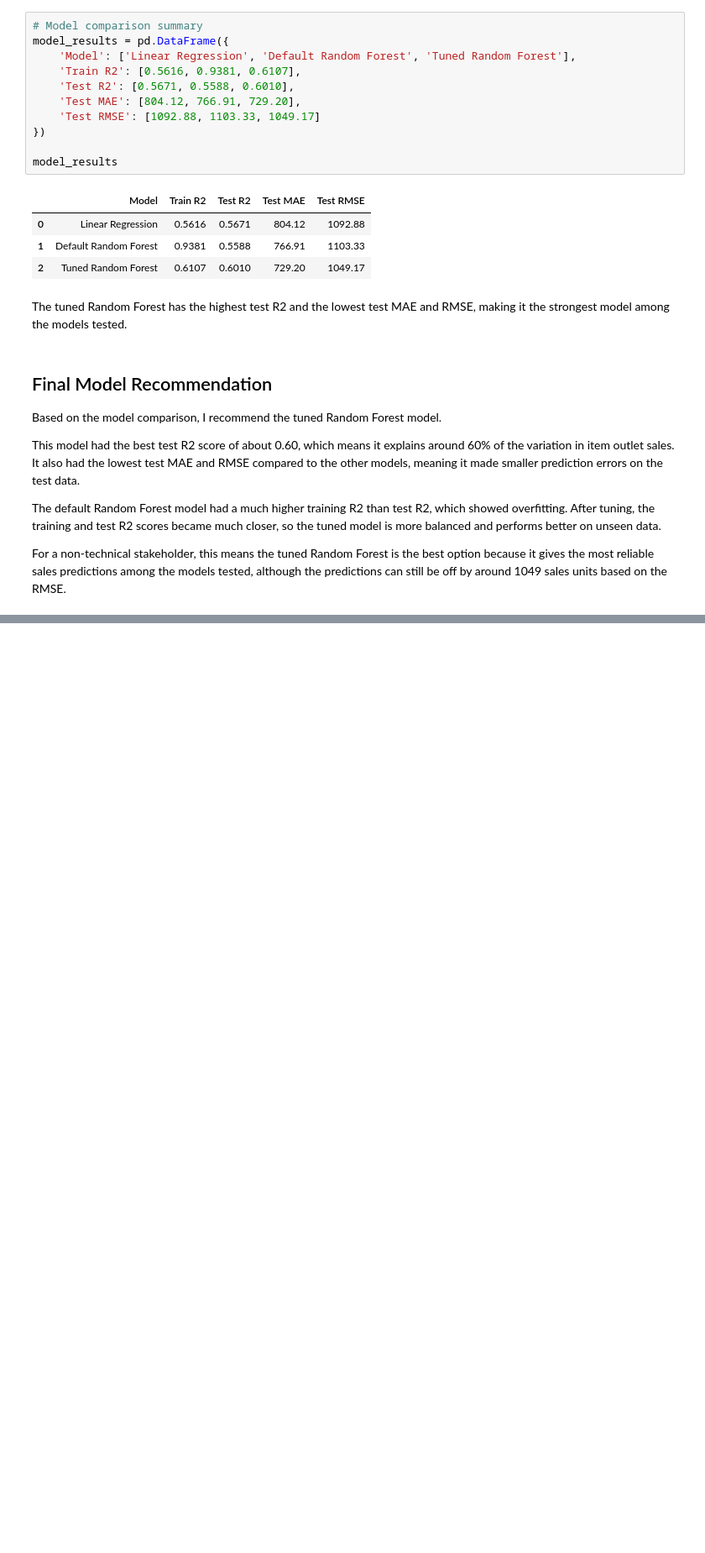
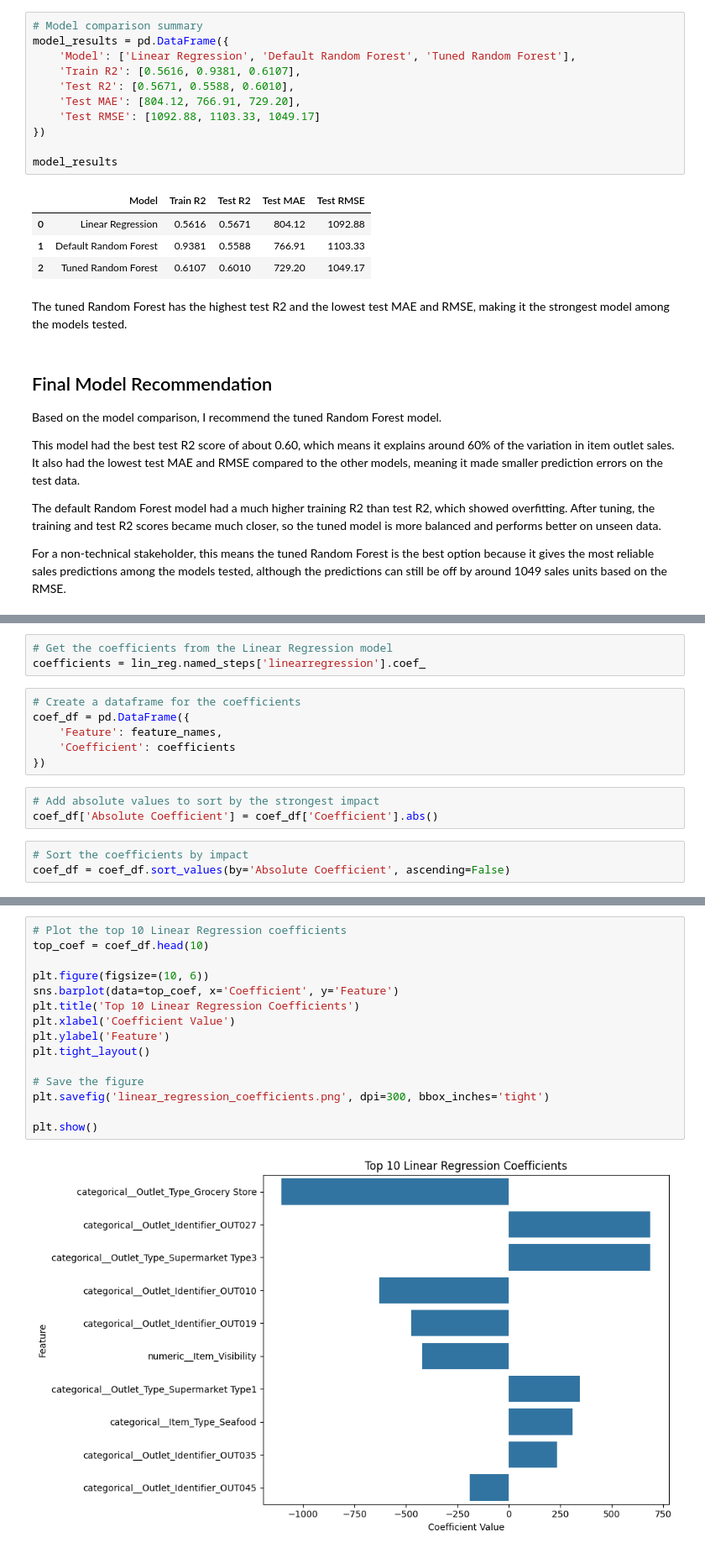
Before and after one commit to Shojaiaa/Prediction-of-Product-Sales, a Jupyter notebook: Prediction_of_Product_Sales.ipynb, the cells around one changed output, grey strips where cells are left out. Shown at 84% size. Saved outputs shown, nothing was run; the diff lists cells and outputs as text; blank space fills up the shorter version.

```diff
--- a/Prediction_of_Product_Sales.ipynb
+++ b/Prediction_of_Product_Sales.ipynb
@@ -1166,0 +1170,15 @@ For a non-technical stakeholder, this means the tuned Random Forest is the best
+# %%
+# Get the coefficients from the Linear Regression model
+coefficients = lin_reg.named_steps['linearregression'].coef_
+# %%
+# Create a dataframe for the coefficients
+coef_df = pd.DataFrame({
+    'Feature': feature_names,
+    'Coefficient': coefficients
+})
+# %%
+# Add absolute values to sort by the strongest impact
+coef_df['Absolute Coefficient'] = coef_df['Coefficient'].abs()
+# %%
+# Sort the coefficients by impact
+coef_df = coef_df.sort_values(by='Absolute Coefficient', ascending=False)
@@ -1166,0 +1200,17 @@ For a non-technical stakeholder, this means the tuned Random Forest is the best
+# %%
+# Plot the top 10 Linear Regression coefficients
+top_coef = coef_df.head(10)
+
+plt.figure(figsize=(10, 6))
+sns.barplot(data=top_coef, x='Coefficient', y='Feature')
+plt.title('Top 10 Linear Regression Coefficients')
+plt.xlabel('Coefficient Value')
+plt.ylabel('Feature')
+plt.tight_layout()
+
+# Save the figure
+plt.savefig('linear_regression_coefficients.png', dpi=300, bbox_inches='tight')
+
+plt.show()
+# %% [output]
+[figure, added]
```
Also changed, not shown: parts of 10 cells of this notebook.
